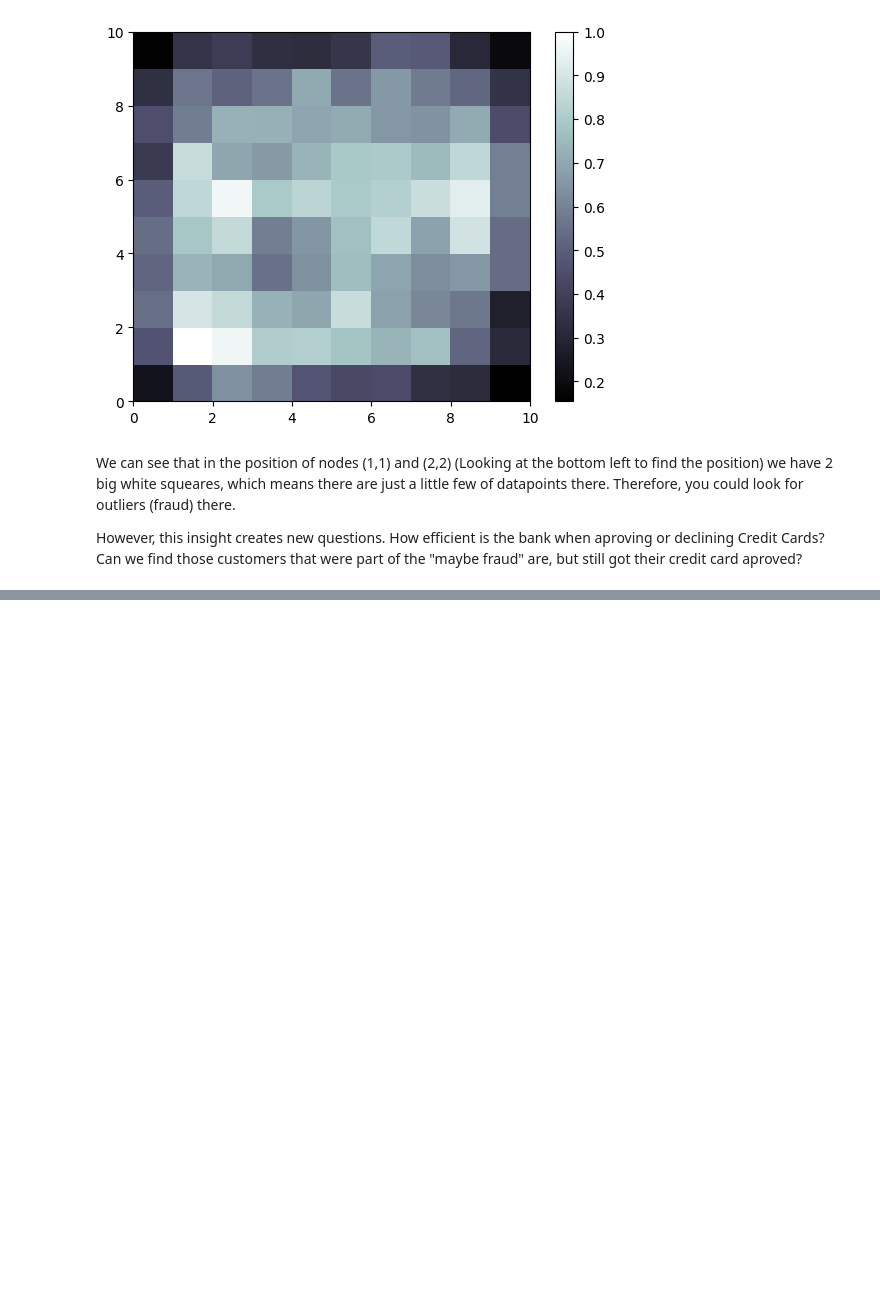
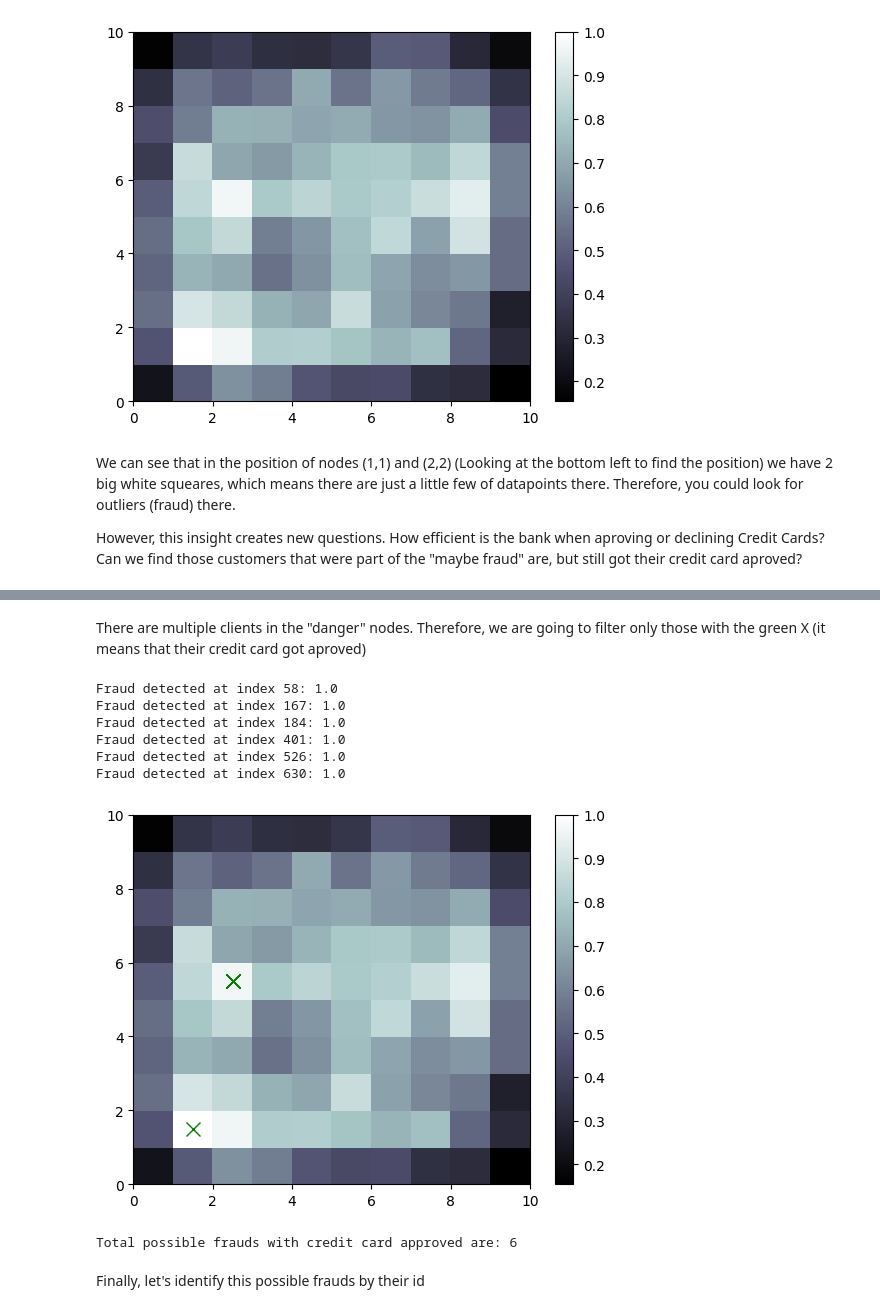
Before and after one commit to aagodoy1/ML-projects-with-explanations-, a Jupyter notebook: Self Organizing Maps/SOM.ipynb, the cells around one changed output, grey strips where cells are left out. Saved outputs shown, nothing was run; the diff lists cells and outputs as text; code cells hidden in the pictures; blank space fills up the shorter version.

```diff
--- a/Self Organizing Maps/SOM.ipynb
+++ b/Self Organizing Maps/SOM.ipynb
@@ -114,0 +116,40 @@ show()
+# %% [markdown]
+There are multiple clients in the "danger" nodes. Therefore, we are going to filter only those with the green X (it means that their credit card got aproved)
+# %%
+bone() # This give us the normal "backbone" of the SOM
+pcolor(som.distance_map().T) #This assing a color to a value. This value is set by the distance between the winning each node and its associated datapoint.
+colorbar() # This part sets the "legends" of the colors.
+
+markers = ['o', 'x']
+colors = ['r', 'g']
+
+frauds_with_card =  np.zeros(Y[:, 1].shape)
+
+for i,x in enumerate(X_scaled):
+
+    w = som.winner(x) #Find the values mentioned before in the SOM
+    if Y[i][1] == 1 and ((w[0] == 1 and w[1] == 1) or (w[0] == 2 and w[1] == 5)): # 1) Got the credicard and 2) it is in one out of the 2 possible outliers
+        frauds_with_card[i] = 1
+        print(f"Fraud detected at index {i}: {frauds_with_card[i]}")
+        plot(w[0] + 0.5, # x axis
+            w[1] + 0.5, # y axis
+            markers[Y[i][1]], # Look into the real values to see if the client got the credit approved or not
+            markeredgecolor = colors[Y[i][1]], # Set the colors
+            markerfacecolor = 'None', # We make the inside transparent
+            markersize = 10, # marker size
+            markeredgewidth = 1 #marker width
+            )
+
+show()
+print(f'Total possible frauds with credit card approved are: ' + str(int(sum(frauds_with_card))))
+# %% [output]
+Fraud detected at index 58: 1.0
+Fraud detected at index 167: 1.0
+Fraud detected at index 184: 1.0
+Fraud detected at index 401: 1.0
+Fraud detected at index 526: 1.0
+Fraud detected at index 630: 1.0
+[figure, added]
+Total possible frauds with credit card approved are: 6
+# %% [markdown]
+Finally, let's identify this possible frauds by their id
```
Also changed, not shown: parts of 1 cell of this notebook.
